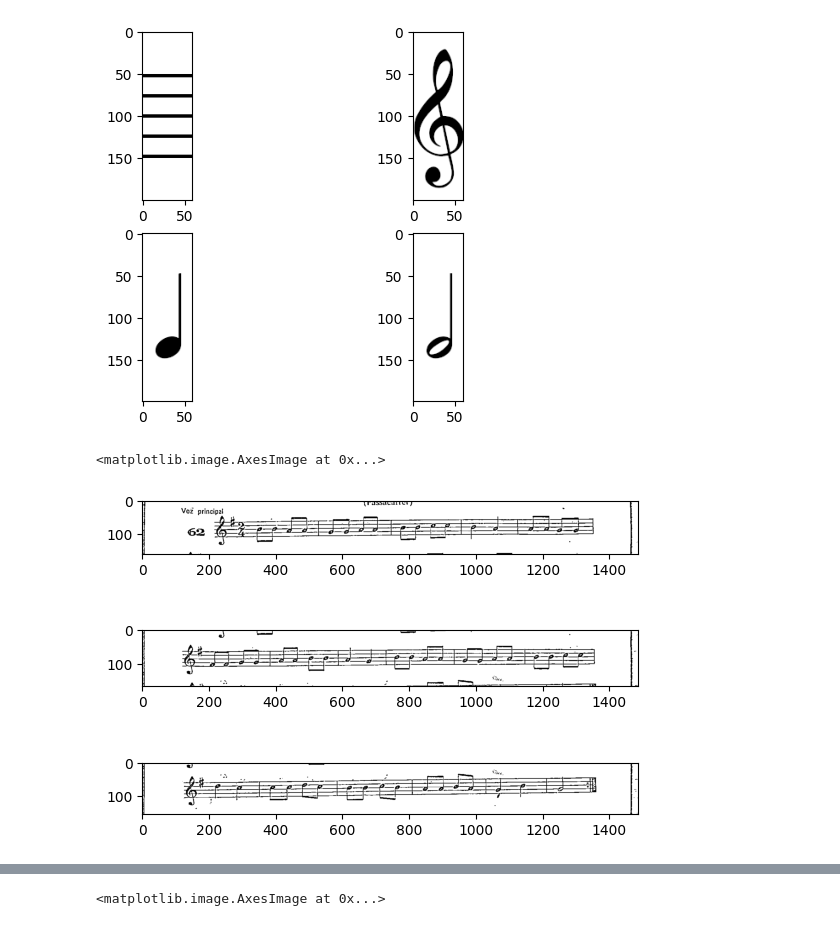
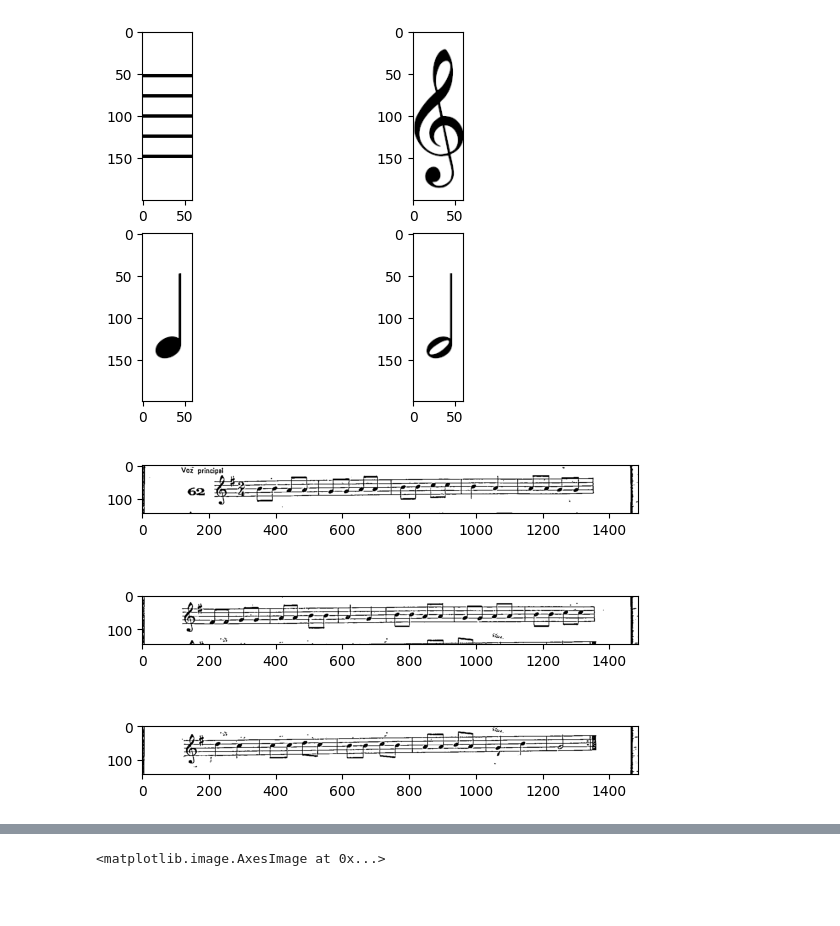
Before and after one commit to A-vidal/SheetScaner, a Jupyter notebook: pruebaAbel.ipynb, the cells around one changed output, grey strips where cells are left out. Drawn from its saved outputs; the diff is of its cells as text; code cells hidden in the pictures; blank space fills up the shorter version.

```diff
--- a/pruebaAbel.ipynb
+++ b/pruebaAbel.ipynb
@@ -209,18 +233,15 @@ plt.imshow(blanca_img, cmap="gray")
 def cut_staff(img, boxes, margin = 0):
     margin = int(margin)
     return [img[box.y-margin:box.y+box.h+margin,box.x:box.x+box.w] for box in boxes]
-# %%
-staff = cut_staff(img_bw, staff_boxes, 100*ratio)
-
-plt.subplot(311)
-plt.imshow(staff[0], cmap="gray")
-plt.subplot(312)
-plt.imshow(staff[1], cmap="gray")
-plt.subplot(313)
-plt.imshow(staff[2], cmap="gray")
-# %% [output]
-<matplotlib.image.AxesImage at 0x...>
-[figure, removed]
+# %%
+staff = cut_staff(img_bw, staff_boxes, 100*ratio)
+
+l = len(staff)
+for i in range(l):
+    plt.subplot(l*100+10+i+1)
+    plt.imshow(staff[i], cmap="gray")
+# %% [output]
+[figure, added]
 # %%
 def locate_img(img, template, scale, threshold):
     shape = np.rint(np.array(template.shape) * scale)
```
Also changed, not shown: parts of 18 cells of this notebook, 15 other files.
